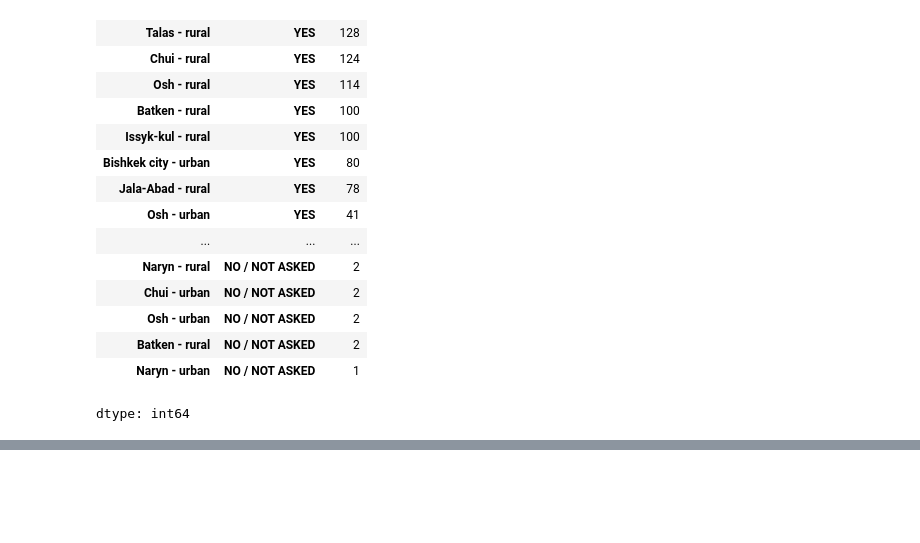
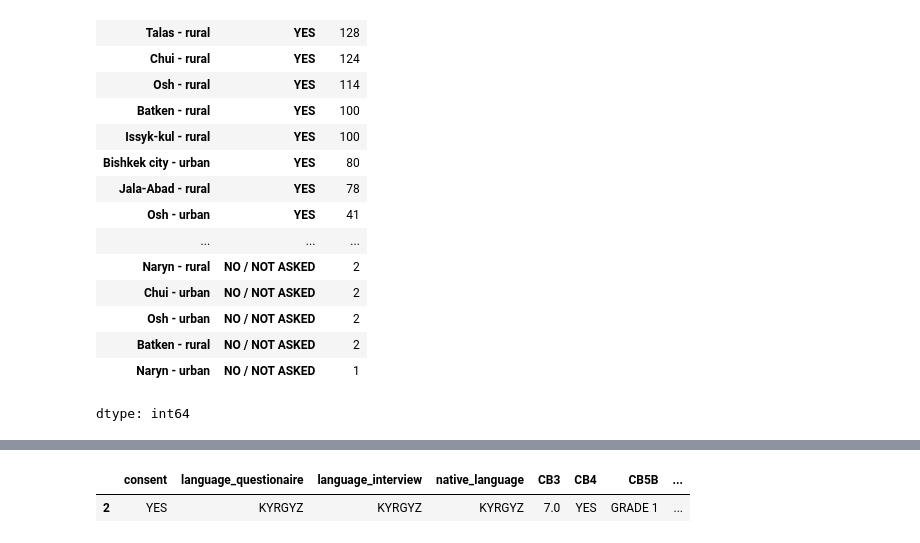
Before and after one commit to Jonchyk/Datamgmt, a Jupyter notebook: PS1.ipynb, the cells around one changed output, grey strips where cells are left out. Cells and saved outputs as stored; diff of their text form; code cells hidden in the pictures; blank space fills up the shorter version.

```diff
--- a/PS1.ipynb
+++ b/PS1.ipynb
@@ -256,2 +250,7 @@ pd.crosstab(df_age['ethnicity'], df_age['FL7'])
 # %%
 #Let's rename certain columns, not all of them, but a few critical pieces
+df_age.rename(columns={'FS10': 'consent', 'FS17': 'completed', 'FS12': 'language_questionaire', 'FS13': 'language_interview', 'FS14': 'native_language', 'CB5': 'highest_grade'}, inplace=False)
+# %%
+#check columns rename went through, use false first, then rerun below with true
+df_age.head(1)
+# %% [output]
@@ -257,0 +258,2 @@ pd.crosstab(df_age['ethnicity'], df_age['FL7'])
+|  | consent | language_questionaire | language_interview | native_language | CB3 | CB4 | CB5B | ... |
+| 2 | YES | KYRGYZ | KYRGYZ | KYRGYZ | 7.0 | YES | GRADE 1 | ... |
```
Also changed, not shown: parts of 12 cells of this notebook.
